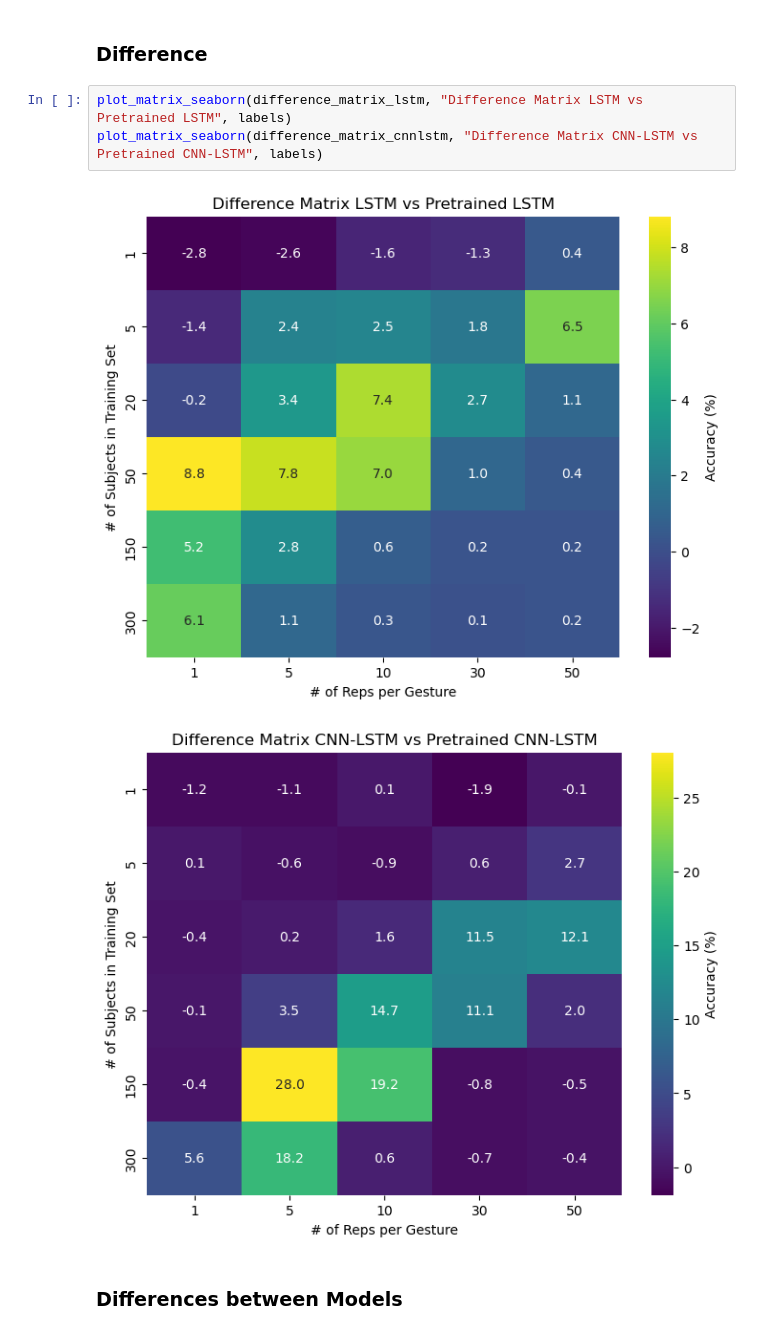
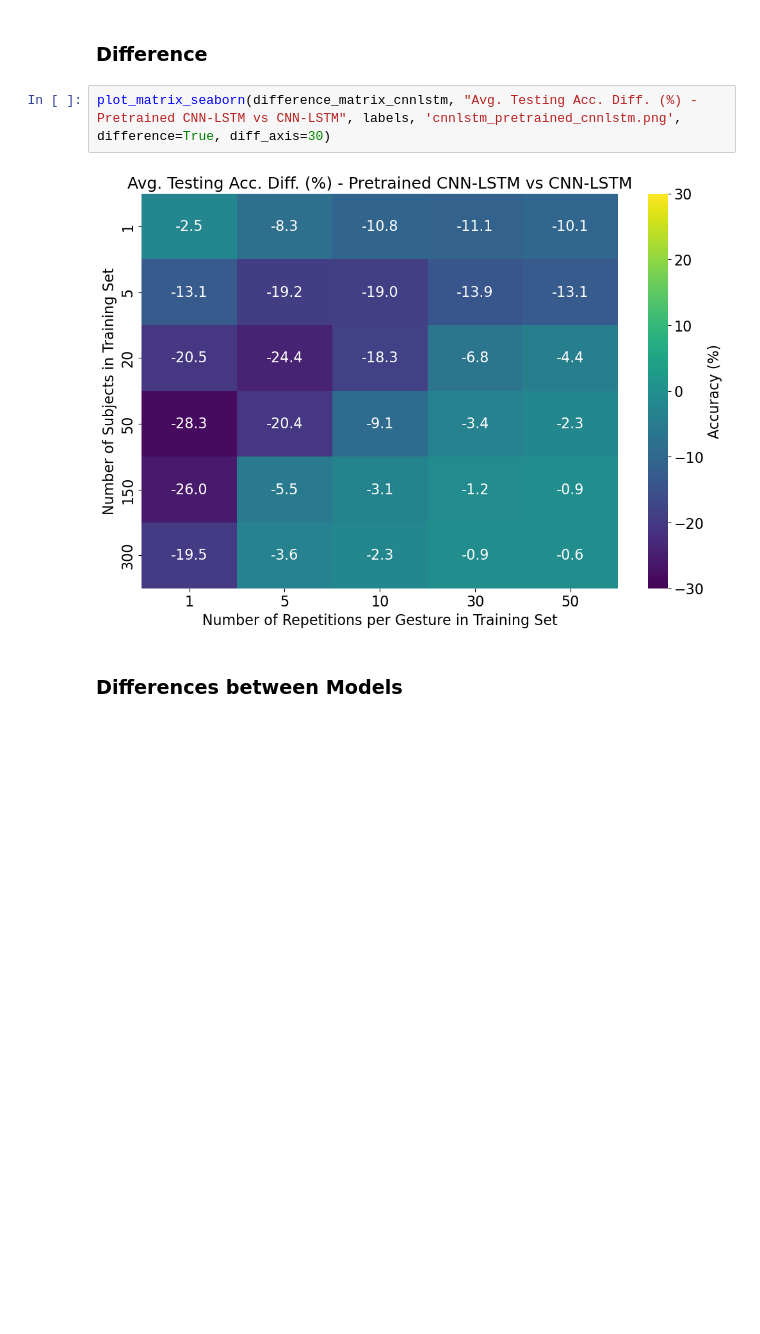
Before and after one commit to johannesrathgeb/discrete-hand-gesture-recognition, a Jupyter notebook: helpers/plotting.ipynb, the cells around one changed output. Drawn from its saved outputs; the diff is of its cells as text; blank space fills up the shorter version.

```diff
--- a/helpers/plotting.ipynb
+++ b/helpers/plotting.ipynb
@@ -106,10 +183,8 @@ plot_matrix_seaborn(accuracy_matrix_cnnlstm_pretrained, "Accuracy Matrix CNN-LST
 # %% [markdown]
 ### Difference
-# %%
-plot_matrix_seaborn(difference_matrix_lstm, "Difference Matrix LSTM vs Pretrained LSTM", labels)
-plot_matrix_seaborn(difference_matrix_cnnlstm, "Difference Matrix CNN-LSTM vs Pretrained CNN-LSTM", labels)
-# %% [output]
-[figure, removed]
-[figure, removed]
+# %%
+plot_matrix_seaborn(difference_matrix_cnnlstm, "Avg. Testing Acc. Diff. (%) - Pretrained CNN-LSTM vs CNN-LSTM", labels, 'cnnlstm_pretrained_cnnlstm.png', difference=True, diff_axis=30)
+# %% [output]
+[figure, added]
 # %% [markdown]
 ### Differences between Models
```
Also changed, not shown: parts of 8 cells of this notebook, 32 other files.
